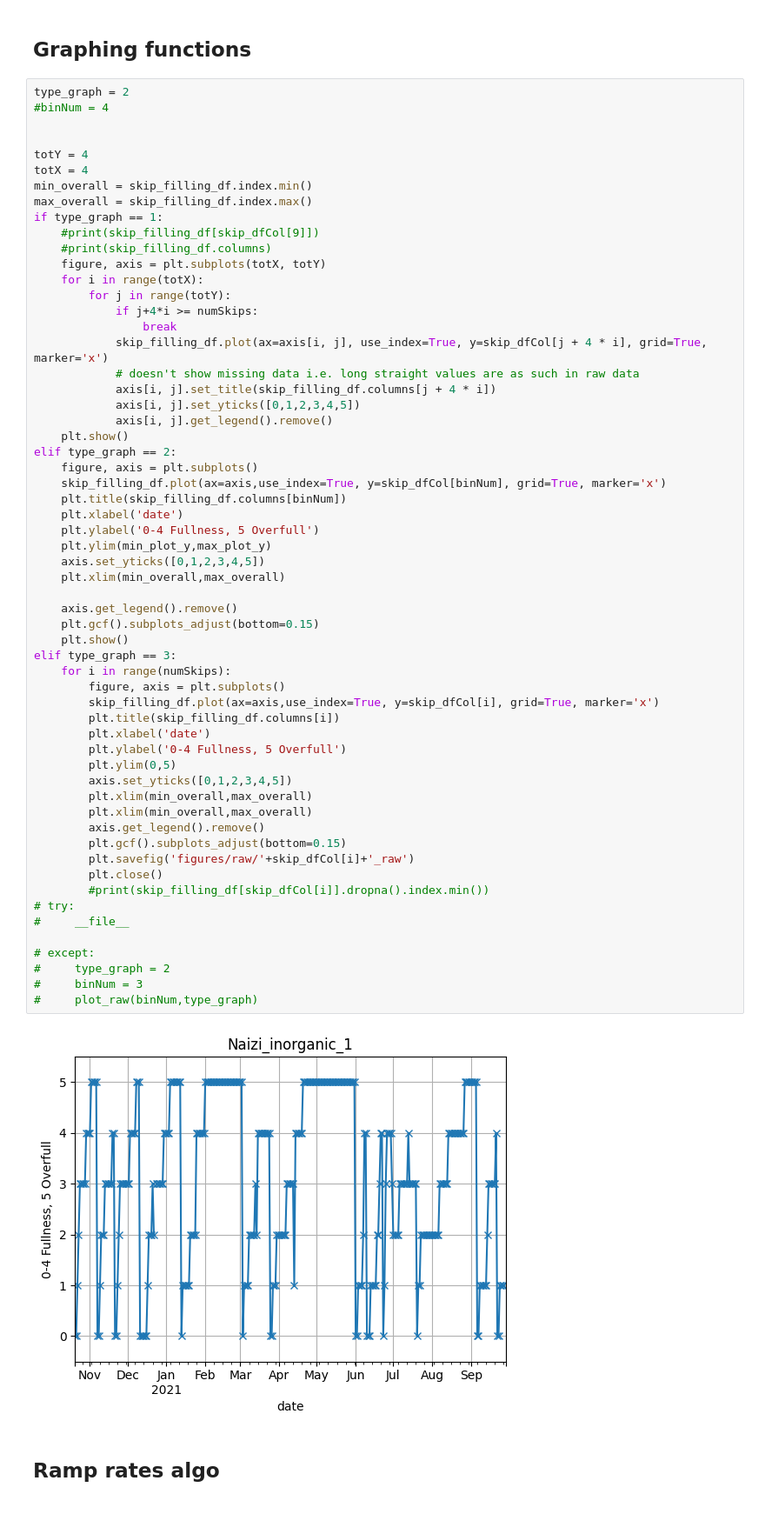
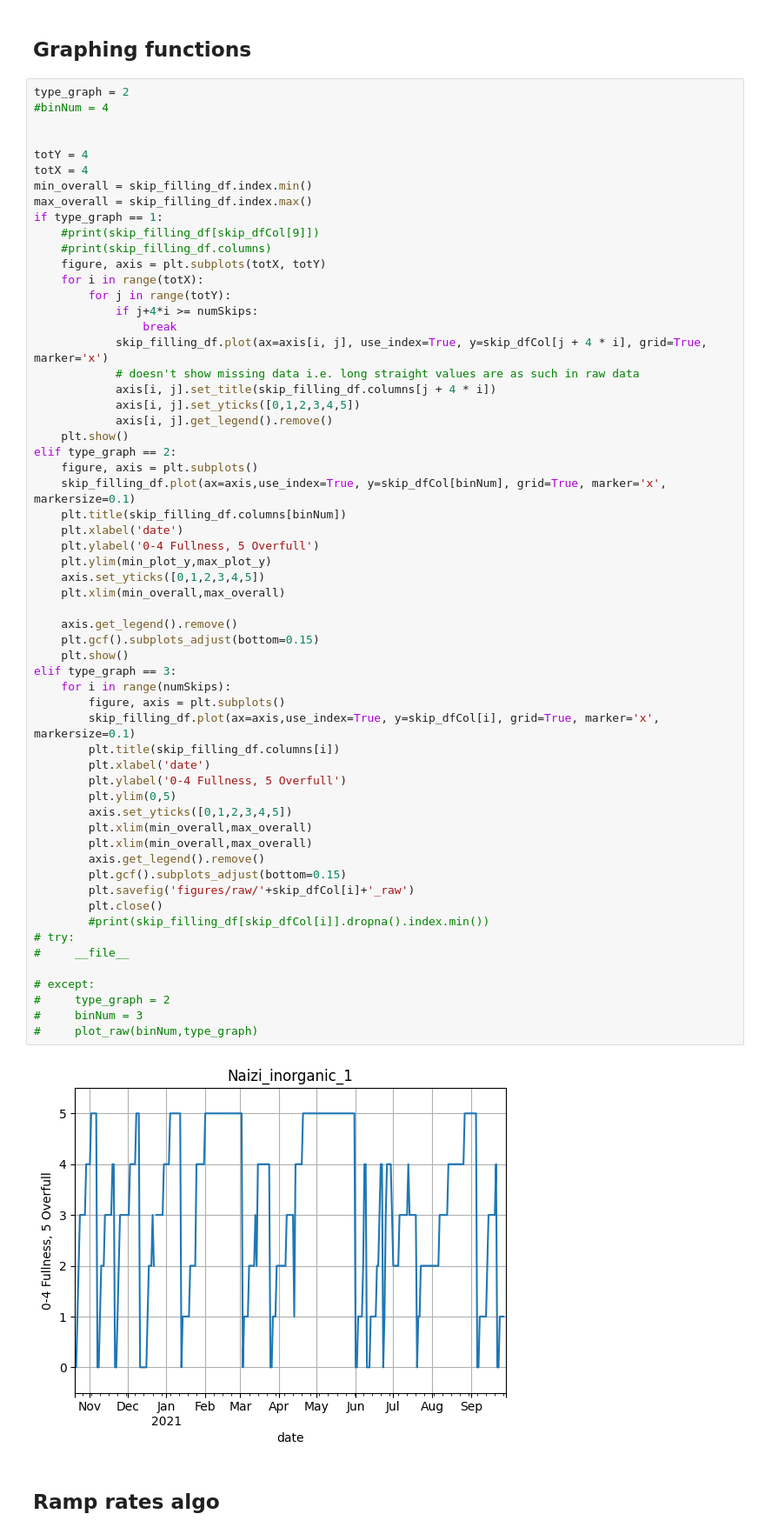
Before and after one commit to Global-Health-Engineering/2022-msc-sem-proj-nseemann, a Jupyter notebook: src/Analysis_jupyter/ramp_rates.ipynb, the cells around one changed output. Shown: that part at 87% size. Cells and saved outputs as stored; diff of their text form.

```diff
--- a/src/Analysis_jupyter/ramp_rates.ipynb
+++ b/src/Analysis_jupyter/ramp_rates.ipynb
@@ -64,42 +64,42 @@ if type_graph == 1:
     plt.show()
 elif type_graph == 2:
     figure, axis = plt.subplots()
-    skip_filling_df.plot(ax=axis,use_index=True, y=skip_dfCol[binNum], grid=True, marker='x')
+    skip_filling_df.plot(ax=axis,use_index=True, y=skip_dfCol[binNum], grid=True, marker='x', markersize=0.1)
     plt.title(skip_filling_df.columns[binNum])
     plt.xlabel('date')
     plt.ylabel('0-4 Fullness, 5 Overfull')
     plt.ylim(min_plot_y,max_plot_y)
     axis.set_yticks([0,1,2,3,4,5])
     plt.xlim(min_overall,max_overall)
 
     axis.get_legend().remove()
     plt.gcf().subplots_adjust(bottom=0.15)
     plt.show()
 elif type_graph == 3:
     for i in range(numSkips):
         figure, axis = plt.subplots()
-        skip_filling_df.plot(ax=axis,use_index=True, y=skip_dfCol[i], grid=True, marker='x')
+        skip_filling_df.plot(ax=axis,use_index=True, y=skip_dfCol[i], grid=True, marker='x', markersize=0.1)
         plt.title(skip_filling_df.columns[i])
         plt.xlabel('date')
         plt.ylabel('0-4 Fullness, 5 Overfull')
         plt.ylim(0,5)
         axis.set_yticks([0,1,2,3,4,5])
         plt.xlim(min_overall,max_overall)
         plt.xlim(min_overall,max_overall)
         axis.get_legend().remove()
         plt.gcf().subplots_adjust(bottom=0.15)
         plt.savefig('figures/raw/'+skip_dfCol[i]+'_raw')
         plt.close()
         #print(skip_filling_df[skip_dfCol[i]].dropna().index.min())
 # try:
 #     __file__
 
 # except:
 #     type_graph = 2
 #     binNum = 3
 #     plot_raw(binNum,type_graph)
 # %% [output]
-[figure, old version]
+[figure, new version]
 # %% [markdown]
 ## Ramp rates algo
 # %%
```
Also changed, not shown: parts of 5 cells of this notebook, 9 other files.
